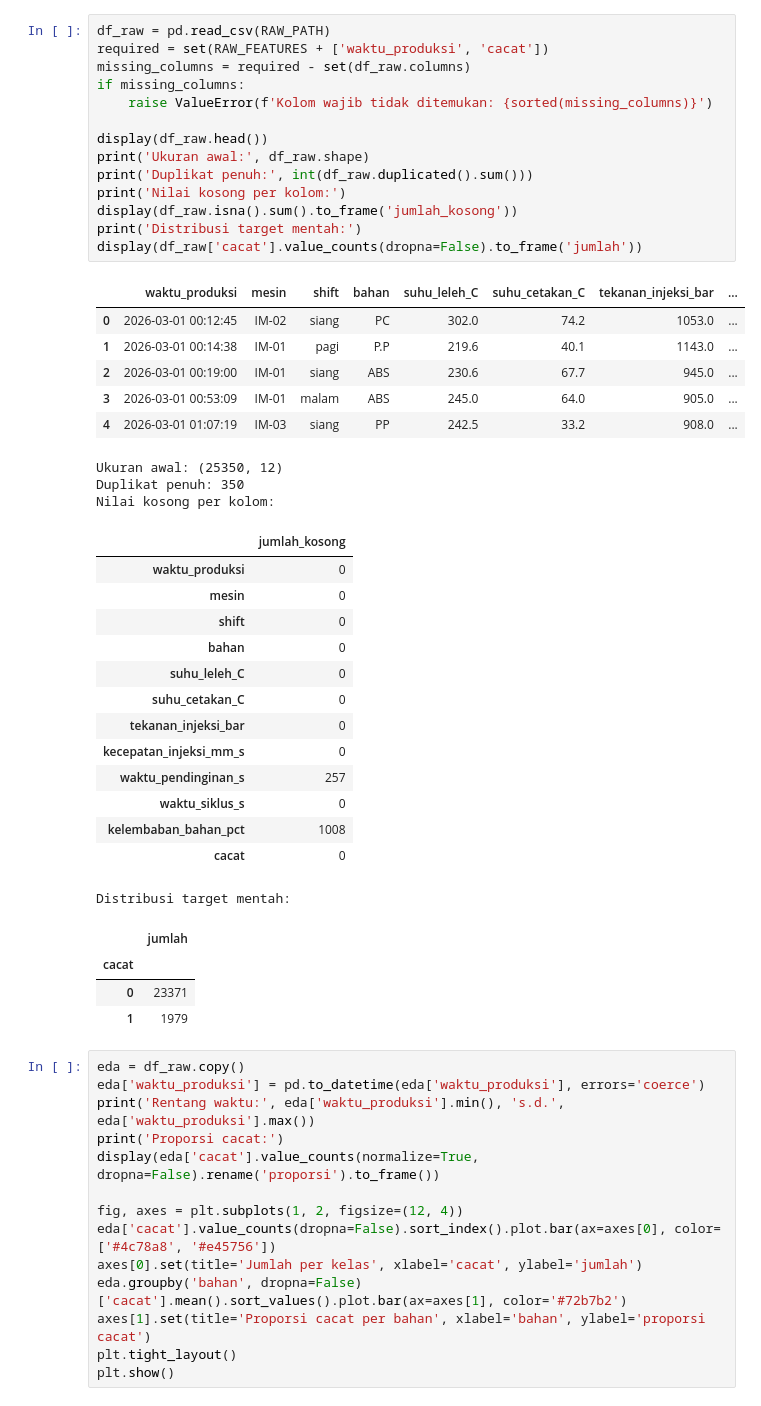
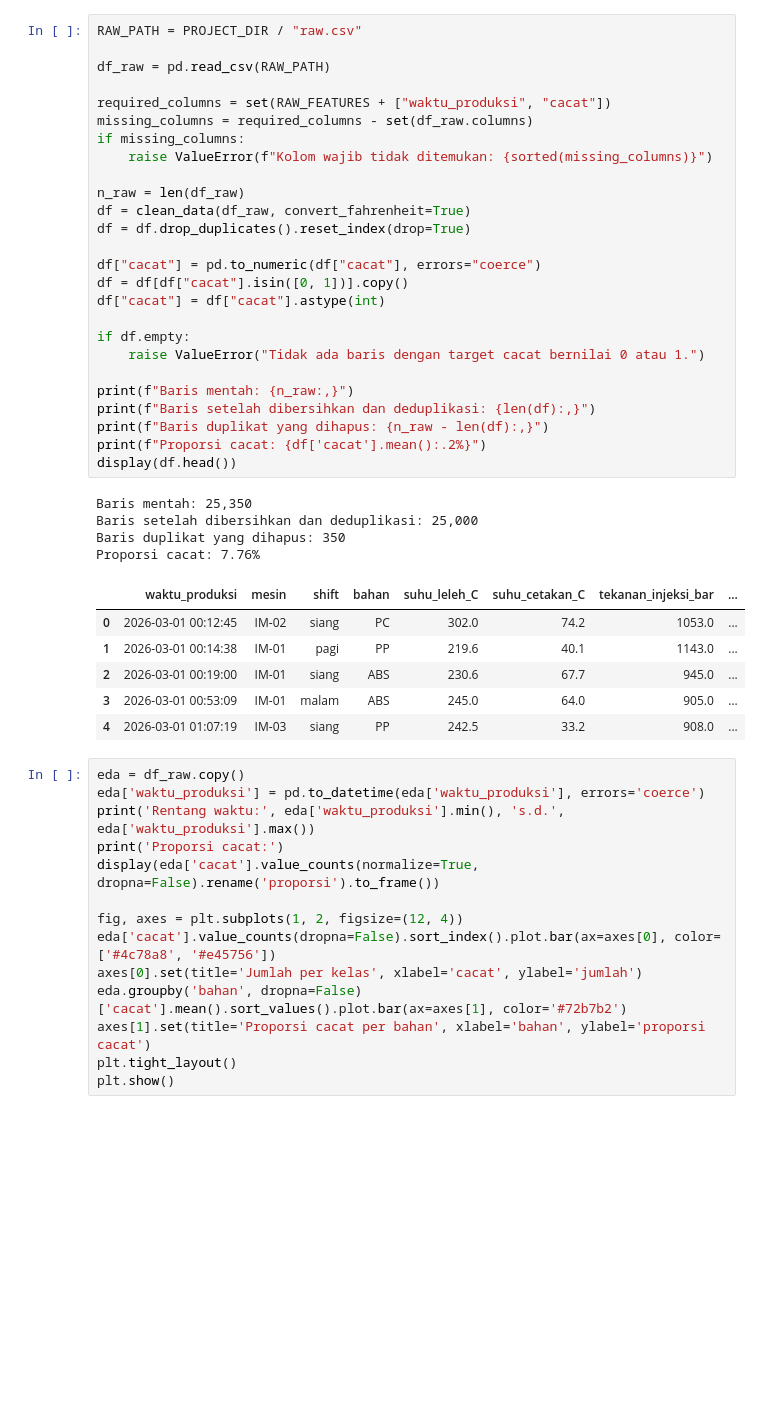
Before and after one commit to arusuzen/PROJEK-ML-GIAN---GANESH, a Jupyter notebook: Tugas_ML_inject.ipynb, the cells around one changed output. Drawn from its saved outputs; the diff is of its cells as text; blank space fills up the shorter version.

```diff
--- a/Tugas_ML_inject.ipynb
+++ b/Tugas_ML_inject.ipynb
@@ -31,48 +34,43 @@ print('scikit-learn:', sklearn.__version__)
 # %% [output]
 Folder proyek: c:\Users\ASUS\OneDrive\Documents\PROJEK ML GIAN & GANESH
 scikit-learn: 1.9.1
-# %%
-df_raw = pd.read_csv(RAW_PATH)
-required = set(RAW_FEATURES + ['waktu_produksi', 'cacat'])
-missing_columns = required - set(df_raw.columns)
-if missing_columns:
-    raise ValueError(f'Kolom wajib tidak ditemukan: {sorted(missing_columns)}')
-
-display(df_raw.head())
-print('Ukuran awal:', df_raw.shape)
-print('Duplikat penuh:', int(df_raw.duplicated().sum()))
-print('Nilai kosong per kolom:')
-display(df_raw.isna().sum().to_frame('jumlah_kosong'))
-print('Distribusi target mentah:')
-display(df_raw['cacat'].value_counts(dropna=False).to_frame('jumlah'))
-# %% [output]
-|  | waktu_produksi | mesin | shift | bahan | suhu_leleh_C | suhu_cetakan_C | tekanan_injeksi_bar | ... |
-| 0 | 2026-03-01 00:12:45 | IM-02 | siang | PC | 302.0 | 74.2 | 1053.0 | ... |
-| 1 | 2026-03-01 00:14:38 | IM-01 | pagi | P.P | 219.6 | 40.1 | 1143.0 | ... |
-| 2 | 2026-03-01 00:19:00 | IM-01 | siang | ABS | 230.6 | 67.7 | 945.0 | ... |
-| 3 | 2026-03-01 00:53:09 | IM-01 | malam | ABS | 245.0 | 64.0 | 905.0 | ... |
-| 4 | 2026-03-01 01:07:19 | IM-03 | siang | PP | 242.5 | 33.2 | 908.0 | ... |
-Ukuran awal: (25350, 12)
-Duplikat penuh: 350
-Nilai kosong per kolom:
-|  | jumlah_kosong |
-| waktu_produksi | 0 |
-| mesin | 0 |
-| shift | 0 |
-| bahan | 0 |
-| suhu_leleh_C | 0 |
-| suhu_cetakan_C | 0 |
-| tekanan_injeksi_bar | 0 |
-| kecepatan_injeksi_mm_s | 0 |
-| waktu_pendinginan_s | 257 |
-| waktu_siklus_s | 0 |
-| kelembaban_bahan_pct | 1008 |
-| cacat | 0 |
-Distribusi target mentah:
-|  | jumlah |
-| cacat |  |
-| 0 | 23371 |
-| 1 | 1979 |
+# %%
+RAW_PATH = PROJECT_DIR / "raw.csv"
+
+df_raw = pd.read_csv(RAW_PATH)
+
+required_columns = set(RAW_FEATURES + ["waktu_produksi", "cacat"])
+missing_columns = required_columns - set(df_raw.columns)
+if missing_columns:
+    raise ValueError(f"Kolom wajib tidak ditemukan: {sorted(missing_columns)}")
+
+n_raw = len(df_raw)
+df = clean_data(df_raw, convert_fahrenheit=True)
+df = df.drop_duplicates().reset_index(drop=True)
+
+df["cacat"] = pd.to_numeric(df["cacat"], errors="coerce")
+df = df[df["cacat"].isin([0, 1])].copy()
+df["cacat"] = df["cacat"].astype(int)
+
+if df.empty:
+    raise ValueError("Tidak ada baris dengan target cacat bernilai 0 atau 1.")
+
+print(f"Baris mentah: {n_raw:,}")
+print(f"Baris setelah dibersihkan dan deduplikasi: {len(df):,}")
+print(f"Baris duplikat yang dihapus: {n_raw - len(df):,}")
+print(f"Proporsi cacat: {df['cacat'].mean():.2%}")
+display(df.head())
+# %% [output]
+Baris mentah: 25,350
+Baris setelah dibersihkan dan deduplikasi: 25,000
+Baris duplikat yang dihapus: 350
+Proporsi cacat: 7.76%
+|  | waktu_produksi | mesin | shift | bahan | suhu_leleh_C | suhu_cetakan_C | tekanan_injeksi_bar | ... |
+| 0 | 2026-03-01 00:12:45 | IM-02 | siang | PC | 302.0 | 74.2 | 1053.0 | ... |
+| 1 | 2026-03-01 00:14:38 | IM-01 | pagi | PP | 219.6 | 40.1 | 1143.0 | ... |
+| 2 | 2026-03-01 00:19:00 | IM-01 | siang | ABS | 230.6 | 67.7 | 945.0 | ... |
+| 3 | 2026-03-01 00:53:09 | IM-01 | malam | ABS | 245.0 | 64.0 | 905.0 | ... |
+| 4 | 2026-03-01 01:07:19 | IM-03 | siang | PP | 242.5 | 33.2 | 908.0 | ... |
 # %%
 eda = df_raw.copy()
 eda['waktu_produksi'] = pd.to_datetime(eda['waktu_produksi'], errors='coerce')
```
Also changed, not shown: parts of 6 cells of this notebook, 5 other files.
